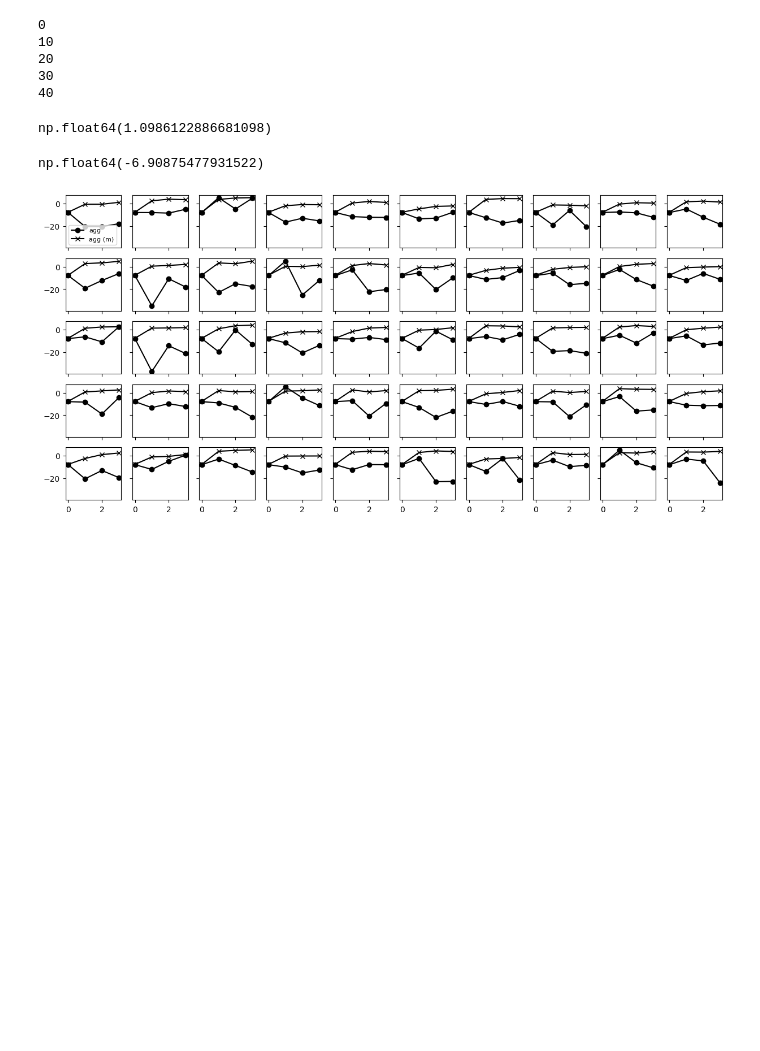
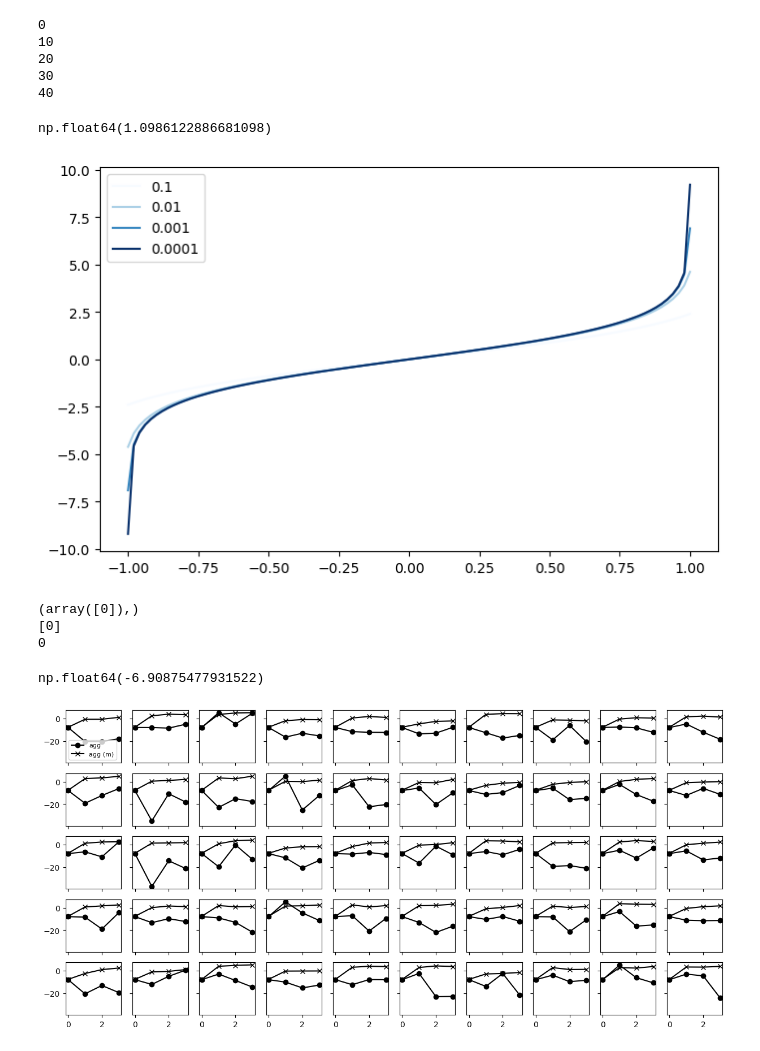
Before and after one commit to stmorse/scope2, a Jupyter notebook: notebooks/rewards.ipynb, the cells around one changed output. Cells and saved outputs as stored; diff of their text form; code cells hidden in the pictures; blank space fills up the shorter version.

```diff
--- a/notebooks/rewards.ipynb
+++ b/notebooks/rewards.ipynb
@@ -378,6 +378,32 @@ def get_ell(scores, use_lse=False):
         return scores[:,0] - lse
     else:
         return scores[:,0] - scores[:,2]
+# %%
+vs = np.linspace(-1,1,100)
+vs_ = (vs + 1) / 2
+
+fig, ax = plt.subplots(1,1, figsize=(8,5))
+
+colors = plt.cm.Blues(np.linspace(0,1,4))
+
+for i,eps in enumerate([0.1, 0.01, 0.001, 0.0001]):
+    ls = logit(vs_, eps=eps)
+    ax.plot(vs, ls, color=colors[i], linestyle='-', label=eps)
+
+ax.legend()
+plt.show()
+# %% [output]
+[figure, added]
+# %%
+lab = np.array([0])
+ix = np.where(lab == 0)
+print(ix)
+print(ix[0])
+print(ix[0][0])
+# %% [output]
+(array([0]),)
+[0]
+0
 # %%
 logit(rscale(1))
 # %% [output]
```
Also changed, not shown: 4 other files.
